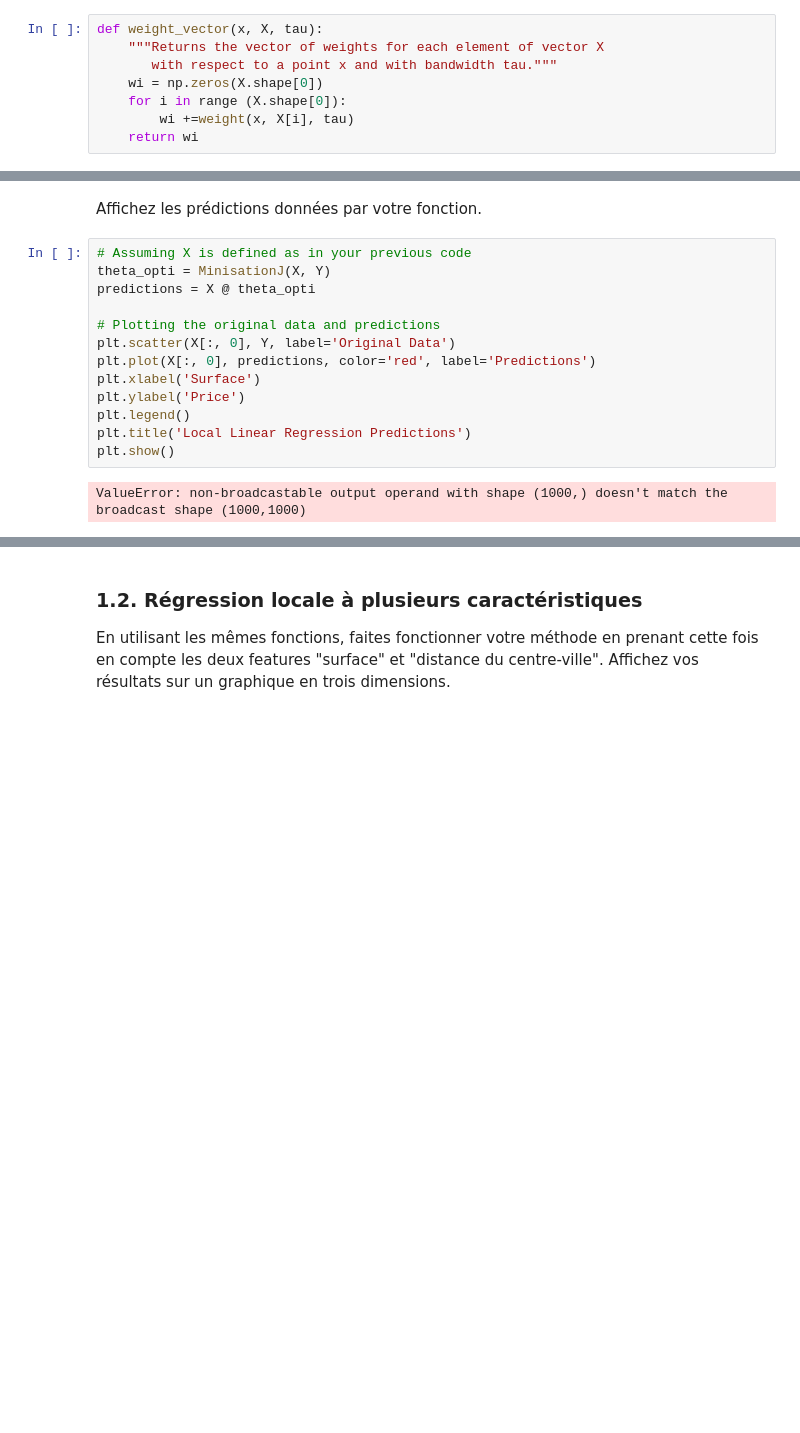
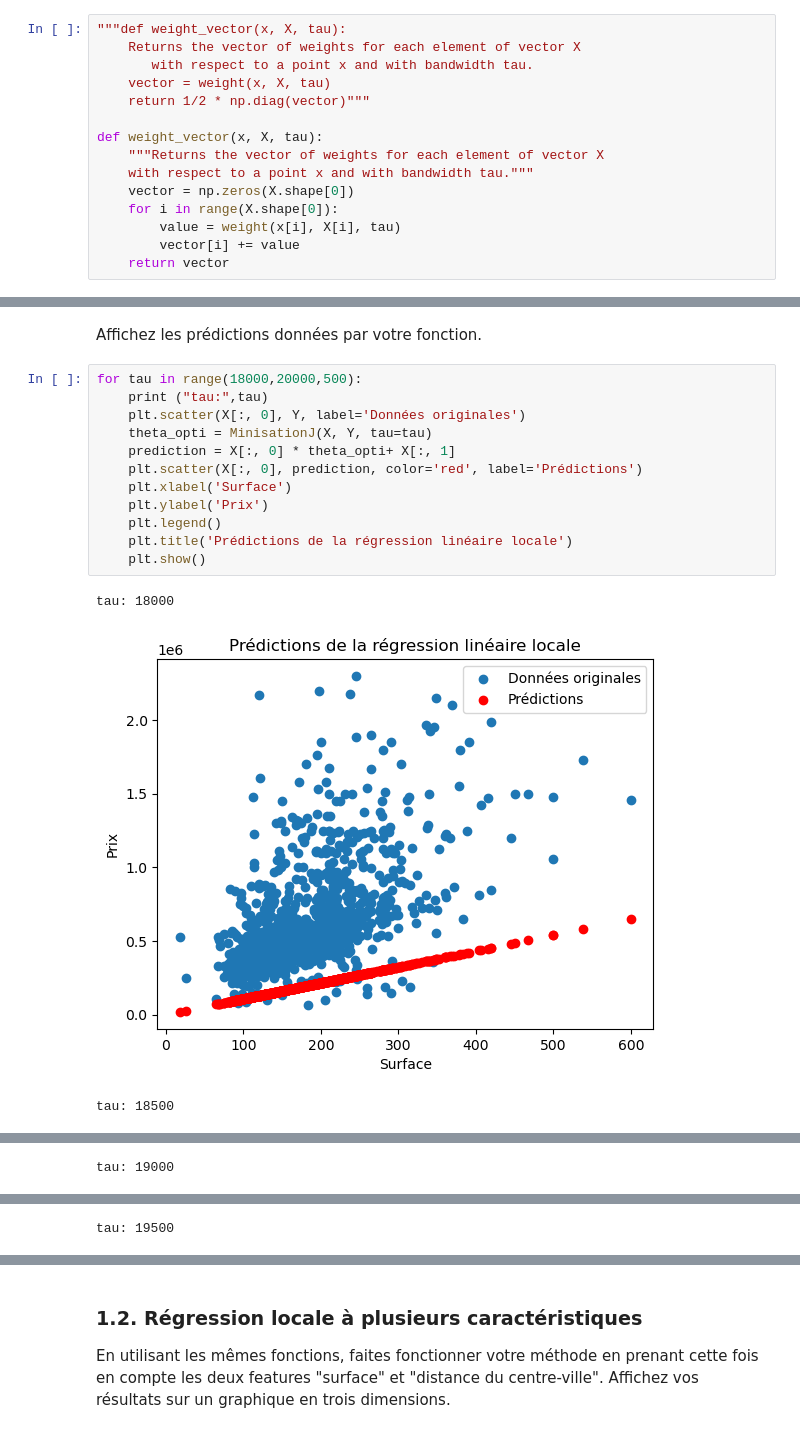
Before and after one commit to gabrielmariebrisson/master, a Jupyter notebook: semestre_2/machinelearning/tp2/tp2.ipynb, the cells around one changed output, grey strips where cells are left out. Saved outputs shown, nothing was run; the diff lists cells and outputs as text; blank space fills up the shorter version.

```diff
--- a/semestre_2/machinelearning/tp2/tp2.ipynb
+++ b/semestre_2/machinelearning/tp2/tp2.ipynb
@@ -51,13 +51,20 @@ def weight(x, xi, tau):
        with respect to a point x and with bandwidth tau."""
     return np.exp(-(np.abs(xi-x)**2/(2*tau**2)))
 # %%
+"""def weight_vector(x, X, tau):
+    Returns the vector of weights for each element of vector X
+       with respect to a point x and with bandwidth tau.
+    vector = weight(x, X, tau)
+    return 1/2 * np.diag(vector)"""
+
 def weight_vector(x, X, tau):
     """Returns the vector of weights for each element of vector X
-       with respect to a point x and with bandwidth tau."""
-    wi = np.zeros(X.shape[0])
-    for i in range (X.shape[0]):
-        wi +=weight(x, X[i], tau)
-    return wi
+    with respect to a point x and with bandwidth tau."""
+    vector = np.zeros(X.shape[0])
+    for i in range(X.shape[0]):
+        value = weight(x[i], X[i], tau)
+        vector[i] += value
+    return vector
 # %% [markdown]
 Pour un x fixé (par exemple, 20000), affichez dans un graphique les poids des différents éléments de la feature "distance au centre-ville". Essayez différentes valeurs de bande passante. Qu'observez-vous ? Qu'en est-il si vous passez à la feature "surface" ?
 
@@ -134,17 +129,18 @@ def MinisationJ(X, Y, tau=5000):
 # %% [markdown]
 Affichez les prédictions données par votre fonction.
 # %%
-# Assuming X is defined as in your previous code
-theta_opti = MinisationJ(X, Y)
-predictions = X @ theta_opti
-
-# Plotting the original data and predictions
-plt.scatter(X[:, 0], Y, label='Original Data')
-plt.plot(X[:, 0], predictions, color='red', label='Predictions')
-plt.xlabel('Surface')
-plt.ylabel('Price')
-plt.legend()
-plt.title('Local Linear Regression Predictions')
-plt.show()
+for tau in range(18000,20000,500):
+    print ("tau:",tau)
+    plt.scatter(X[:, 0], Y, label='Données originales')
+    theta_opti = MinisationJ(X, Y, tau=tau)
+    prediction = X[:, 0] * theta_opti+ X[:, 1]
+    plt.scatter(X[:, 0], prediction, color='red', label='Prédictions')
+    plt.xlabel('Surface')
+    plt.ylabel('Prix')
+    plt.legend()
+    plt.title('Prédictions de la régression linéaire locale')
+    plt.show()
 # %% [output]
-ValueError: non-broadcastable output operand with shape (1000,) doesn't match the broadcast shape (1000,1000)
+tau: 18000
+[figure, added]
+tau: 18500
@@ -150,0 +148 @@ ValueError: non-broadcastable output operand with shape (1000,) doesn't match th
+tau: 19000
@@ -150,0 +150 @@ ValueError: non-broadcastable output operand with shape (1000,) doesn't match th
+tau: 19500
```
Also changed, not shown: parts of 16 cells of this notebook, 3 other files.
